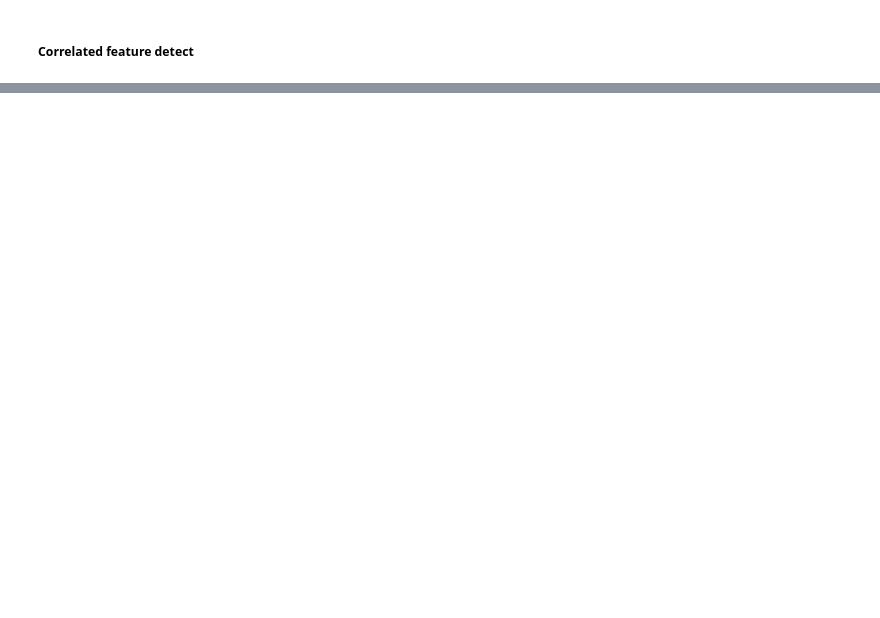
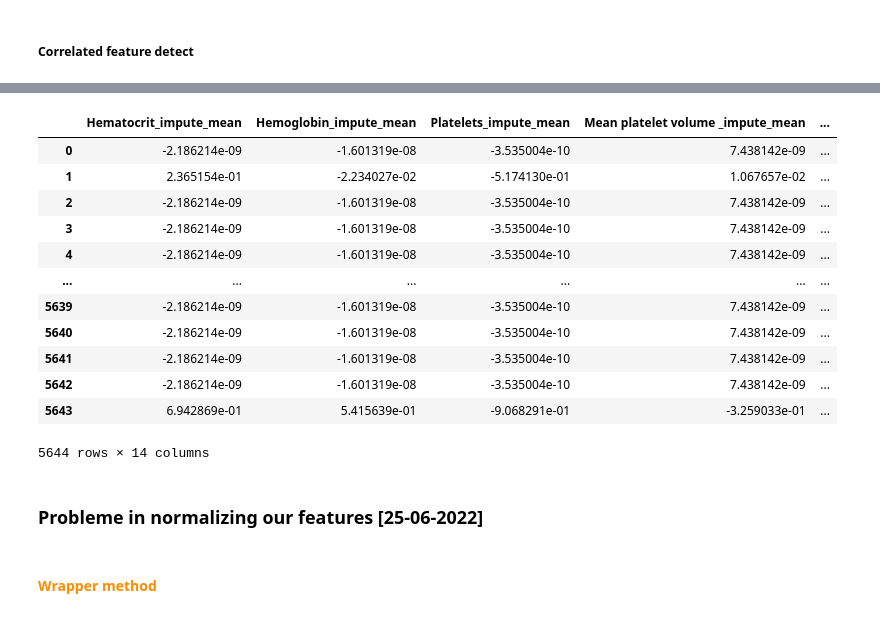
Before and after one commit to achrafexboy/Into-the-wild-of-Data-Science, a Jupyter notebook: OOP/NoteBook_testing.ipynb, the cells around one changed output, grey strips where cells are left out. Cells and saved outputs as stored; diff of their text form; code cells hidden in the pictures; blank space fills up the shorter version.

```diff
--- a/OOP/NoteBook_testing.ipynb
+++ b/OOP/NoteBook_testing.ipynb
@@ -553,0 +636,18 @@ feature_rank_cfd
+# %%
+X_tr[columns_negative]
+# %% [output]
+|  | Hematocrit_impute_mean | Hemoglobin_impute_mean | Platelets_impute_mean | Mean platelet volume _impute_mean | ... |
+| 0 | -2.186214e-09 | -1.601319e-08 | -3.535004e-10 | 7.438142e-09 | ... |
+| 1 | 2.365154e-01 | -2.234027e-02 | -5.174130e-01 | 1.067657e-02 | ... |
+| 2 | -2.186214e-09 | -1.601319e-08 | -3.535004e-10 | 7.438142e-09 | ... |
+| 3 | -2.186214e-09 | -1.601319e-08 | -3.535004e-10 | 7.438142e-09 | ... |
+| 4 | -2.186214e-09 | -1.601319e-08 | -3.535004e-10 | 7.438142e-09 | ... |
+| ... | ... | ... | ... | ... | ... |
+| 5639 | -2.186214e-09 | -1.601319e-08 | -3.535004e-10 | 7.438142e-09 | ... |
+| 5640 | -2.186214e-09 | -1.601319e-08 | -3.535004e-10 | 7.438142e-09 | ... |
+| 5641 | -2.186214e-09 | -1.601319e-08 | -3.535004e-10 | 7.438142e-09 | ... |
+| 5642 | -2.186214e-09 | -1.601319e-08 | -3.535004e-10 | 7.438142e-09 | ... |
+| 5643 | 6.942869e-01 | 5.415639e-01 | -9.068291e-01 | -3.259033e-01 | ... |
+5644 rows × 14 columns
+# %% [markdown]
+### Probleme in normalizing our features [25-06-2022]
@@ -553,0 +680,2 @@ feature_rank_cfd
+# %% [markdown]
+<h4 style = "color : darkorange; padding : 0; margin : 0;">Wrapper method</h4>
```
Also changed, not shown: parts of 25 cells of this notebook, 1 other file.
